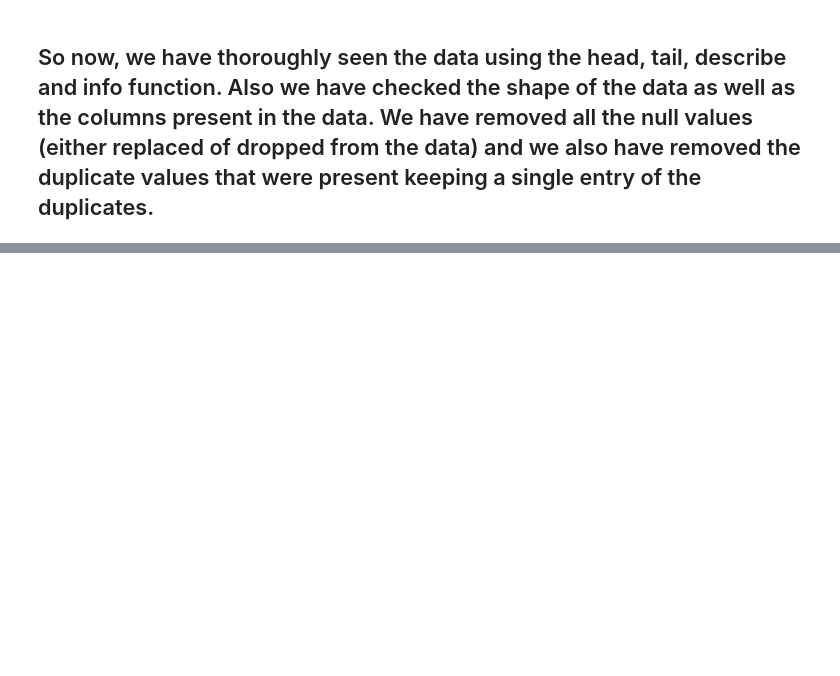
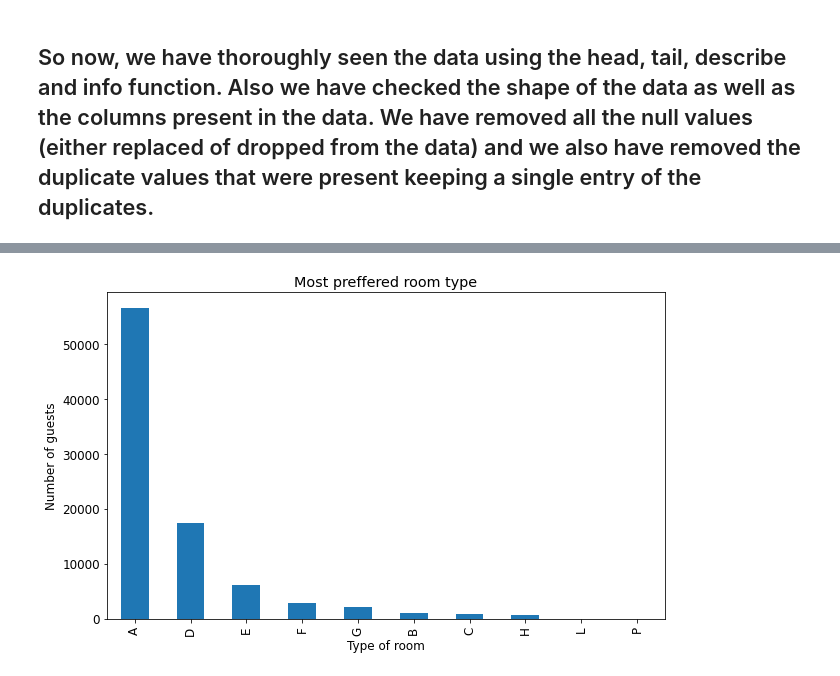
Before and after one commit to jatinsharma16/Capstone-Project-EDA, a Jupyter notebook: Hotel_Booking_Analysis_Capstone_Project.ipynb, the cells around one changed output, grey strips where cells are left out. Cells and saved outputs as stored; diff of their text form; code cells hidden in the pictures; blank space fills up the shorter version.

```diff
--- a/Hotel_Booking_Analysis_Capstone_Project.ipynb
+++ b/Hotel_Booking_Analysis_Capstone_Project.ipynb
@@ -191,0 +216,9 @@ df[df.duplicated()]
+# %%
+plt.figure(figsize=(10,6))
+df['reserved_room_type'].value_counts().plot(kind = 'bar')
+plt.title('Most preffered room type')
+plt.xlabel('Type of room')
+plt.ylabel('Number of guests')
+plt.show()
+# %% [output]
+[figure, added]
```
Also changed, not shown: parts of 10 cells of this notebook.
